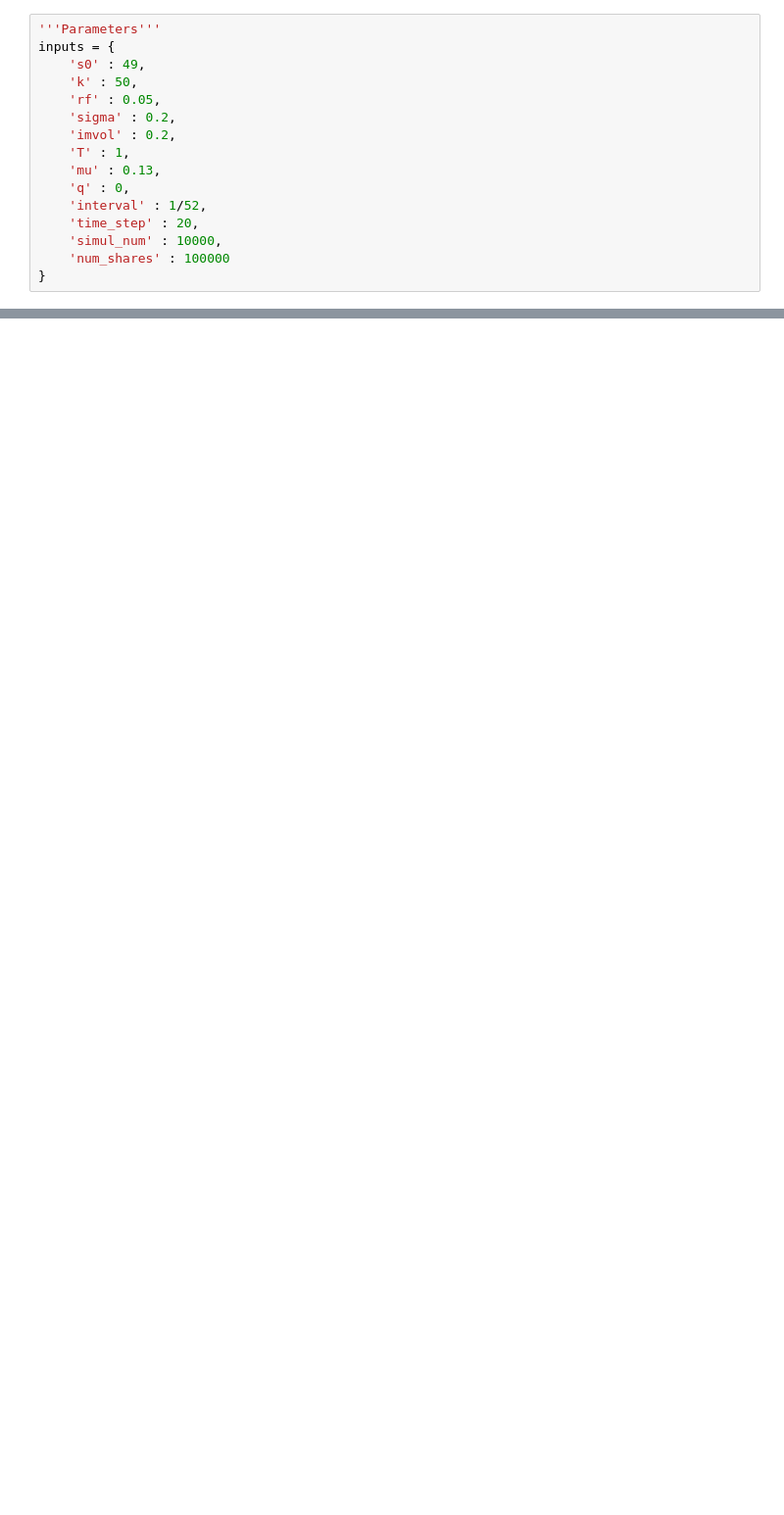
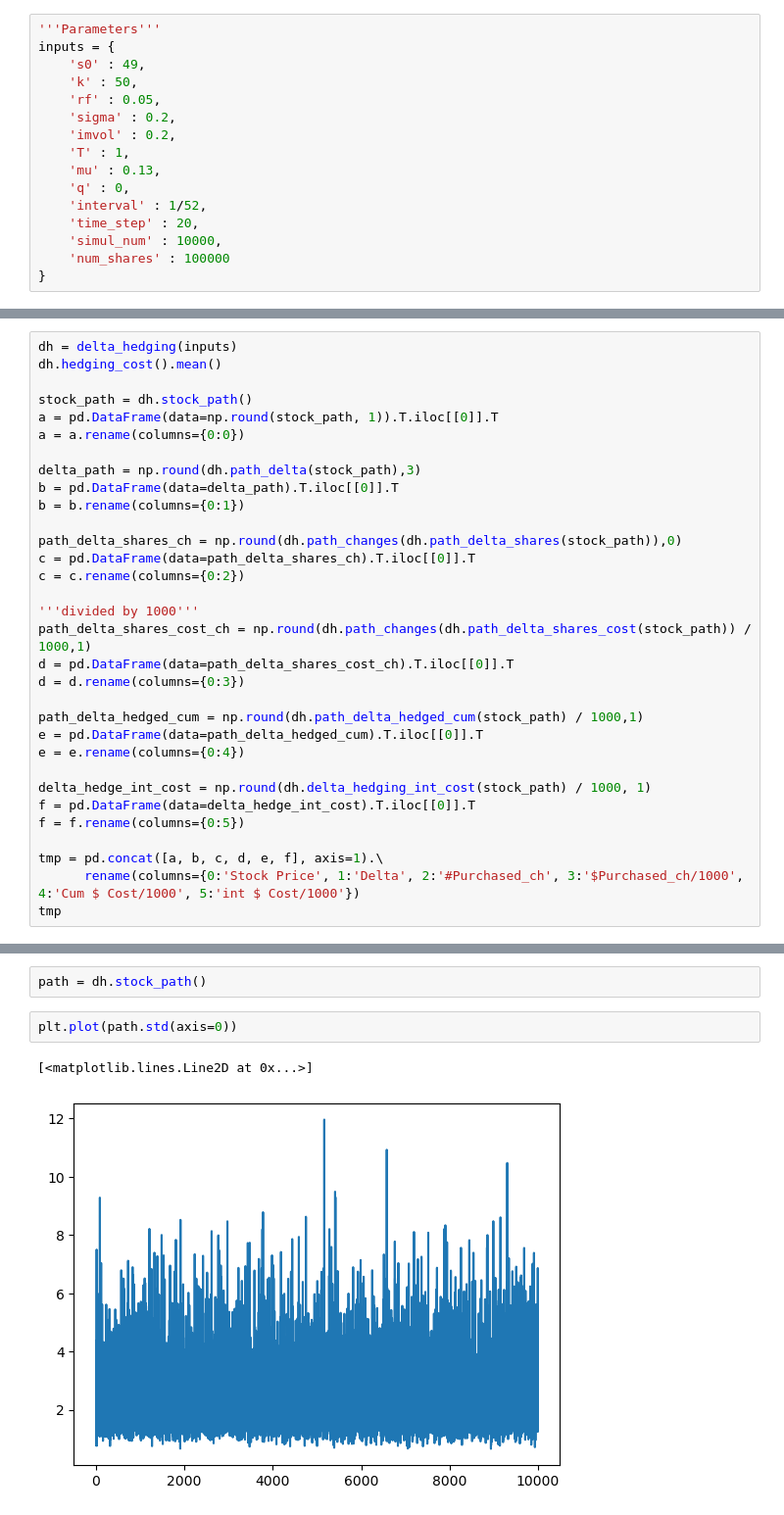
Before and after one commit to MalrangQuant/Derivatives-Trading-Strategy, a Jupyter notebook: Pre-Term.ipynb, the cells around one changed output, grey strips where cells are left out. Shown at 98% size. Cells and saved outputs as stored; diff of their text form; blank space fills up the shorter version.

```diff
--- a/Pre-Term.ipynb
+++ b/Pre-Term.ipynb
@@ -355,0 +207,32 @@ TypeError: __init__() takes 1 positional argument but 2 were given
+# %%
+dh = delta_hedging(inputs)
+dh.hedging_cost().mean()
+
+stock_path = dh.stock_path()
+a = pd.DataFrame(data=np.round(stock_path, 1)).T.iloc[[0]].T
+a = a.rename(columns={0:0})
+
+delta_path = np.round(dh.path_delta(stock_path),3)
+b = pd.DataFrame(data=delta_path).T.iloc[[0]].T
+b = b.rename(columns={0:1})
+
+path_delta_shares_ch = np.round(dh.path_changes(dh.path_delta_shares(stock_path)),0)
+c = pd.DataFrame(data=path_delta_shares_ch).T.iloc[[0]].T
+c = c.rename(columns={0:2})
+
+'''divided by 1000'''
+path_delta_shares_cost_ch = np.round(dh.path_changes(dh.path_delta_shares_cost(stock_path)) / 1000,1)
+d = pd.DataFrame(data=path_delta_shares_cost_ch).T.iloc[[0]].T
+d = d.rename(columns={0:3})
+
+path_delta_hedged_cum = np.round(dh.path_delta_hedged_cum(stock_path) / 1000,1)
+e = pd.DataFrame(data=path_delta_hedged_cum).T.iloc[[0]].T
+e = e.rename(columns={0:4})
+
+delta_hedge_int_cost = np.round(dh.delta_hedging_int_cost(stock_path) / 1000, 1)
+f = pd.DataFrame(data=delta_hedge_int_cost).T.iloc[[0]].T
+f = f.rename(columns={0:5})
+
+tmp = pd.concat([a, b, c, d, e, f], axis=1).\
+      rename(columns={0:'Stock Price', 1:'Delta', 2:'#Purchased_ch', 3:'$Purchased_ch/1000', 4:'Cum $ Cost/1000', 5:'int $ Cost/1000'})
+tmp
@@ -355,0 +257,7 @@ TypeError: __init__() takes 1 positional argument but 2 were given
+# %%
+path = dh.stock_path()
+# %%
+plt.plot(path.std(axis=0))
+# %% [output]
+[<matplotlib.lines.Line2D at 0x...>]
+[figure, added]
```
Also changed, not shown: parts of 58 cells of this notebook, 7 other files.
